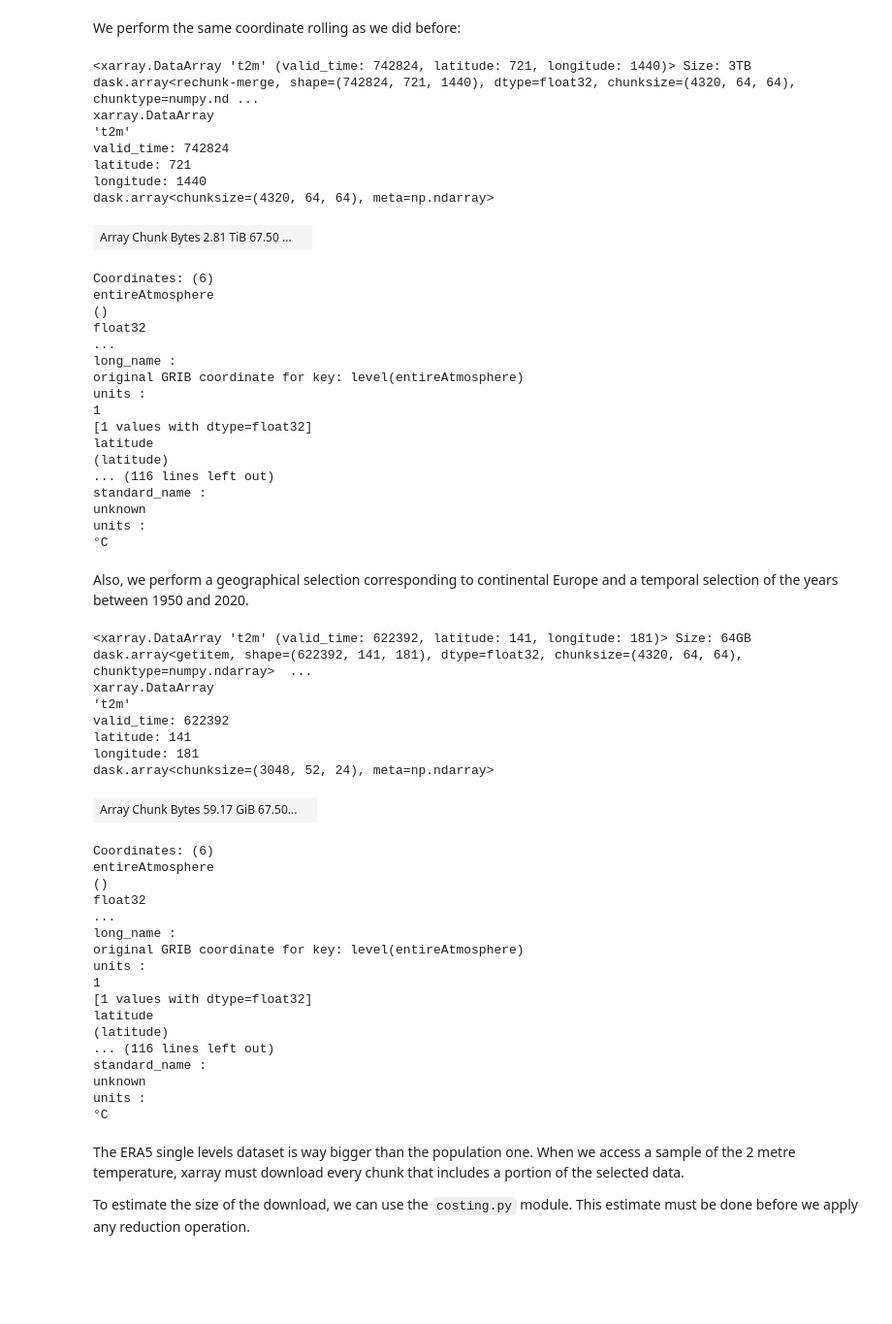
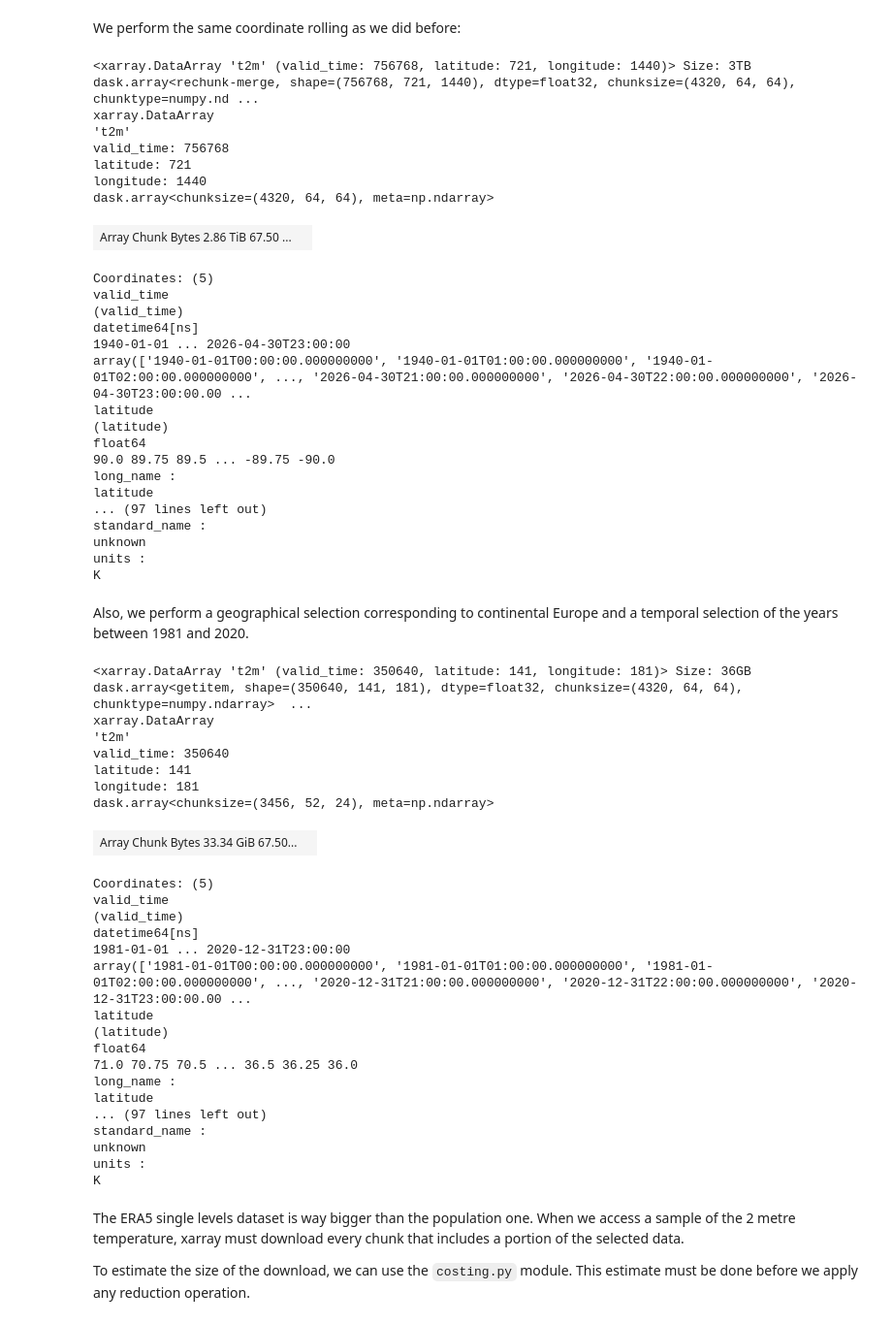
Before and after one commit to SercoSPA/DESP-UserWorkflowService-Templates, a Jupyter notebook: EarthDataHub/tutorial-population-weighted-temperature.ipynb, the cells around one changed output. Shown at 97% size. Drawn from its saved outputs; the diff is of its cells as text; code cells hidden in the pictures; blank space fills up the shorter version.

```diff
--- a/EarthDataHub/tutorial-population-weighted-temperature.ipynb
+++ b/EarthDataHub/tutorial-population-weighted-temperature.ipynb
@@ -251,6 +250,4 @@ Data variables: (12/83)
 # %% [markdown]
 From the dataset we extract the 2 metre temperature:
 # %%
-t2m = era5_single_levels.t2m - 273.15 # to celsius
-t2m.attrs["units"] = "°C"
-t2m
+t2m = era5_single_levels.t2m
@@ -287,63 +258,63 @@ t2m = t2m.assign_coords(longitude=(((t2m.longitude + 180) % 360) - 180))
 t2m = t2m.roll(longitude=int(len(t2m.longitude) / 2), roll_coords=True)
 t2m
 # %% [output]
-<xarray.DataArray 't2m' (valid_time: 742824, latitude: 721, longitude: 1440)> Size: 3TB dask.array<rechunk-merge, shape=(742824, 721, 1440), dtype=float32, chunksize=(4320, 64, 64), chunktype=numpy.nd ...
+<xarray.DataArray 't2m' (valid_time: 756768, latitude: 721, longitude: 1440)> Size: 3TB dask.array<rechunk-merge, shape=(756768, 721, 1440), dtype=float32, chunksize=(4320, 64, 64), chunktype=numpy.nd ...
 xarray.DataArray
 't2m'
-valid_time: 742824
+valid_time: 756768
 latitude: 721
 longitude: 1440
 dask.array<chunksize=(4320, 64, 64), meta=np.ndarray>
-| Array Chunk Bytes 2.81 TiB 67.50 ... |  |
+| Array Chunk Bytes 2.86 TiB 67.50 ... |  |
-Coordinates: (6)
-entireAtmosphere
-()
-float32
-...
-long_name :
-original GRIB coordinate for key: level(entireAtmosphere)
-units :
-1
-[1 values with dtype=float32]
+Coordinates: (5)
+valid_time
+(valid_time)
+datetime64[ns]
+1940-01-01 ... 2026-04-30T23:00:00
+array(['1940-01-01T00:00:00.000000000', '1940-01-01T01:00:00.000000000', '1940-01-01T02:00:00.000000000', ..., '2026-04-30T21:00:00.000000000', '2026-04-30T22:00:00.000000000', '2026-04-30T23:00:00.00 ...
 latitude
 (latitude)
-... (116 lines left out)
+float64
+90.0 89.75 89.5 ... -89.75 -90.0
+long_name :
+latitude
+... (97 lines left out)
 standard_name :
 unknown
 units :
-°C
+K
 # %% [markdown]
-Also, we perform a geographical selection corresponding to continental Europe and a temporal selection of the years between 1950 and 2020.
+Also, we perform a geographical selection corresponding to continental Europe and a temporal selection of the years between 1981 and 2020.
 # %%
 t2m_europe = t2m.sel(latitude=slice(71, 36), longitude=slice(-10,35))
-t2m_europe_1950_2020 = t2m_europe.sel(valid_time=slice("1950", "2020"))
-t2m_europe_1950_2020
+t2m_europe_1981_2020 = t2m_europe.sel(valid_time=slice("1981", "2020"))
+t2m_europe_1981_2020
 # %% [output]
-<xarray.DataArray 't2m' (valid_time: 622392, latitude: 141, longitude: 181)> Size: 64GB dask.array<getitem, shape=(622392, 141, 181), dtype=float32, chunksize=(4320, 64, 64), chunktype=numpy.ndarray>  ...
+<xarray.DataArray 't2m' (valid_time: 350640, latitude: 141, longitude: 181)> Size: 36GB dask.array<getitem, shape=(350640, 141, 181), dtype=float32, chunksize=(4320, 64, 64), chunktype=numpy.ndarray>  ...
 xarray.DataArray
 't2m'
-valid_time: 622392
+valid_time: 350640
 latitude: 141
 longitude: 181
-dask.array<chunksize=(3048, 52, 24), meta=np.ndarray>
+dask.array<chunksize=(3456, 52, 24), meta=np.ndarray>
-| Array Chunk Bytes 59.17 GiB 67.50... |  |
+| Array Chunk Bytes 33.34 GiB 67.50... |  |
-Coordinates: (6)
-entireAtmosphere
-()
-float32
-...
-long_name :
-original GRIB coordinate for key: level(entireAtmosphere)
-units :
-1
-[1 values with dtype=float32]
+Coordinates: (5)
+valid_time
+(valid_time)
+datetime64[ns]
+1981-01-01 ... 2020-12-31T23:00:00
+array(['1981-01-01T00:00:00.000000000', '1981-01-01T01:00:00.000000000', '1981-01-01T02:00:00.000000000', ..., '2020-12-31T21:00:00.000000000', '2020-12-31T22:00:00.000000000', '2020-12-31T23:00:00.00 ...
 latitude
 (latitude)
-... (116 lines left out)
+float64
+71.0 70.75 70.5 ... 36.5 36.25 36.0
+long_name :
+latitude
+... (97 lines left out)
 standard_name :
 unknown
 units :
-°C
+K
 # %% [markdown]
 The ERA5 single levels dataset is way bigger than the population one. When we access a sample of the 2 metre temperature, xarray must download every chunk that includes a portion of the selected data.
 
```
Also changed, not shown: parts of 15 cells of this notebook, 5 other files.
